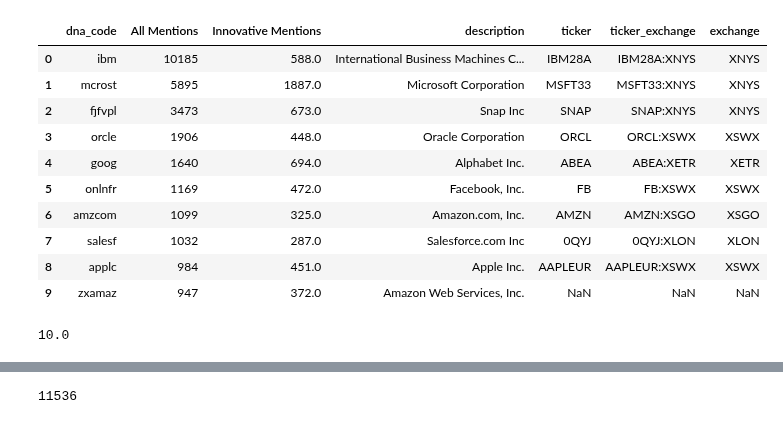
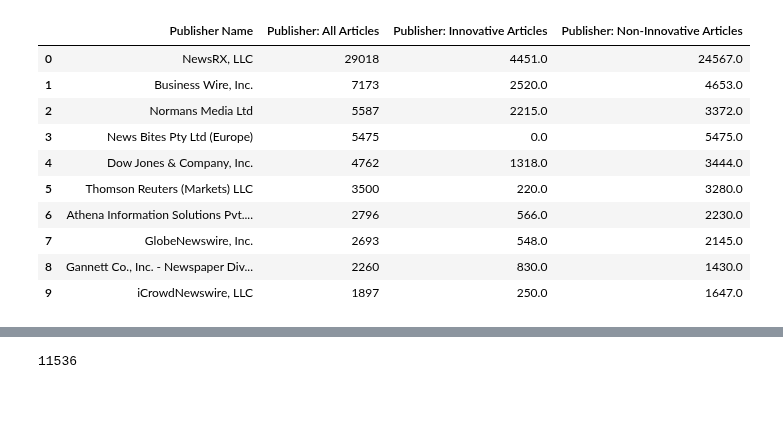
Before and after one commit to DSPG-Young-Scholars-Program/dspg21binn, a Jupyter notebook: src/classification/diggy/Untitled.ipynb, the cells around one changed output, grey strips where cells are left out. Saved outputs shown, nothing was run; the diff lists cells and outputs as text; code cells hidden in the pictures.

```diff
--- a/src/classification/diggy/Untitled.ipynb
+++ b/src/classification/diggy/Untitled.ipynb
@@ -33,0 +52,7 @@ data = data.merge(company_list, on='dna_code', how = 'left')
+# %%
+publishers_2017 = merged_labeled_software_2017.publisher_name.value_counts()
+publishers_2017 = publishers_2017.to_frame()
+
+publishers_2017.reset_index(inplace=True)
+publishers_2017 = publishers_2017.rename(columns = {'publisher_name':'Publisher: All Articles'})
+publishers_2017.head(10)
@@ -33,0 +71,7 @@ data = data.merge(company_list, on='dna_code', how = 'left')
+# %%
+publishers_2017_yes = merged_labeled_software_yes.publisher_name.value_counts()
+publishers_2017_yes = publishers_2017_yes.to_frame()
+
+publishers_2017_yes.reset_index(inplace=True)
+publishers_2017_yes = publishers_2017_yes.rename(columns = {'publisher_name':'Publisher: Innovative Articles'})
+publishers_2017_yes.head(10)
@@ -33,0 +90,9 @@ data = data.merge(company_list, on='dna_code', how = 'left')
+# %%
+data_p = publishers_2017.merge(publishers_2017_yes, on = "index", how = "left")
+data_p = data_p.rename(columns = {'index':'Publisher Name'})
+data_p = data_p.fillna(0)
+data_p['Publisher: Non-Innovative Articles'] = data_p["Publisher: All Articles"] - data_p["Publisher: Innovative Articles"]
+data_p['pct_innov'] = data_p["Publisher: Innovative Articles"]/data_p["Publisher: All Articles"]
+#data_p[['Publisher: All Articles','Publisher: Innovative Articles']] = data_p[['Publisher: All Articles','Publisher: Innovative Articles']].apply(pd.to_numeric)
+#data_p['percent'] = round((data["Innovative Mentions"]/data["All Mentions"])*100,2)
+data_p.head(10)
@@ -34,18 +171,14 @@ data = data.merge(company_list, on='dna_code', how = 'left')
 # %%
-data.head(10)
+data_p.head(10)
 # %% [output]
-|  | dna_code | All Mentions | Innovative Mentions | description | ticker | ticker_exchange | exchange |
-| 0 | ibm | 10185 | 588.0 | International Business Machines C... | IBM28A | IBM28A:XNYS | XNYS |
-| 1 | mcrost | 5895 | 1887.0 | Microsoft Corporation | MSFT33 | MSFT33:XNYS | XNYS |
-| 2 | fjfvpl | 3473 | 673.0 | Snap Inc | SNAP | SNAP:XNYS | XNYS |
-| 3 | orcle | 1906 | 448.0 | Oracle Corporation | ORCL | ORCL:XSWX | XSWX |
-| 4 | goog | 1640 | 694.0 | Alphabet Inc. | ABEA | ABEA:XETR | XETR |
-| 5 | onlnfr | 1169 | 472.0 | Facebook, Inc. | FB | FB:XSWX | XSWX |
-| 6 | amzcom | 1099 | 325.0 | Amazon.com, Inc. | AMZN | AMZN:XSGO | XSGO |
-| 7 | salesf | 1032 | 287.0 | Salesforce.com Inc | 0QYJ | 0QYJ:XLON | XLON |
-| 8 | applc | 984 | 451.0 | Apple Inc. | AAPLEUR | AAPLEUR:XSWX | XSWX |
-| 9 | zxamaz | 947 | 372.0 | Amazon Web Services, Inc. | NaN | NaN | NaN |
+|  | Publisher Name | Publisher: All Articles | Publisher: Innovative Articles | Publisher: Non-Innovative Articles |
+| 0 | NewsRX, LLC | 29018 | 4451.0 | 24567.0 |
+| 1 | Business Wire, Inc. | 7173 | 2520.0 | 4653.0 |
+| 2 | Normans Media Ltd | 5587 | 2215.0 | 3372.0 |
+| 3 | News Bites Pty Ltd (Europe) | 5475 | 0.0 | 5475.0 |
+| 4 | Dow Jones & Company, Inc. | 4762 | 1318.0 | 3444.0 |
+| 5 | Thomson Reuters (Markets) LLC | 3500 | 220.0 | 3280.0 |
+| 6 | Athena Information Solutions Pvt.... | 2796 | 566.0 | 2230.0 |
+| 7 | GlobeNewswire, Inc. | 2693 | 548.0 | 2145.0 |
+| 8 | Gannett Co., Inc. - Newspaper Div... | 2260 | 830.0 | 1430.0 |
+| 9 | iCrowdNewswire, LLC | 1897 | 250.0 | 1647.0 |
-# %%
-total
-# %% [output]
-10.0
```
Also changed, not shown: parts of 15 cells of this notebook.
